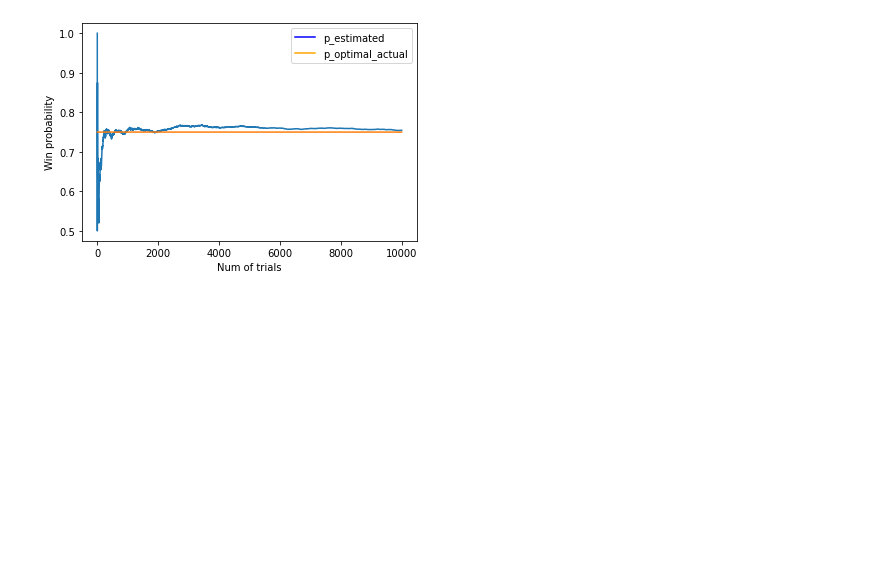
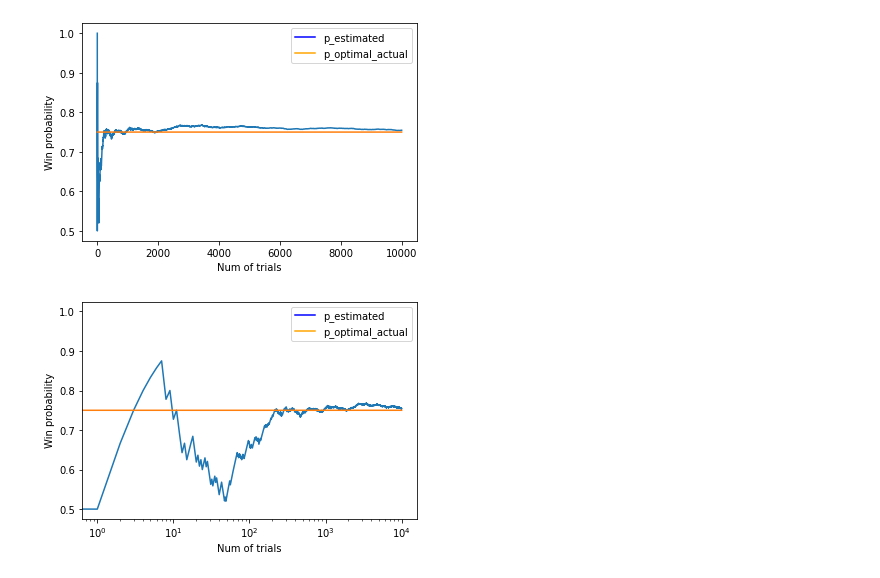
Before and after one commit to jha-vikas/courses, a Jupyter notebook: ABTesting/optimistic_initial_value.ipynb, the cells around one changed output. Saved outputs shown, nothing was run; the diff lists cells and outputs as text; code cells hidden in the pictures; blank space fills up the shorter version.

```diff
--- a/ABTesting/optimistic_initial_value.ipynb
+++ b/ABTesting/optimistic_initial_value.ipynb
@@ -83,3 +83,18 @@ plt.legend(handles=[blue_line, orange_line])
 plt.show();
 # %% [output]
 [figure]
+# %%
+# plot the results on log axis
+cumulative_rewards = np.cumsum(rewards)
+win_rates = cumulative_rewards / (np.arange(num_trials) + 1)
+plt.plot(win_rates)
+plt.plot(np.ones(num_trials)*np.max(bandit_prob))
+plt.xscale('log')
+plt.xlabel("Num of trials")
+plt.ylabel("Win probability")
+blue_line = mlines.Line2D([], [], color='blue', label='p_estimated')
+orange_line = mlines.Line2D([], [], color='orange',label='p_optimal_actual')
+plt.legend(handles=[blue_line, orange_line])
+plt.show();
+# %% [output]
+[figure, added]
```
